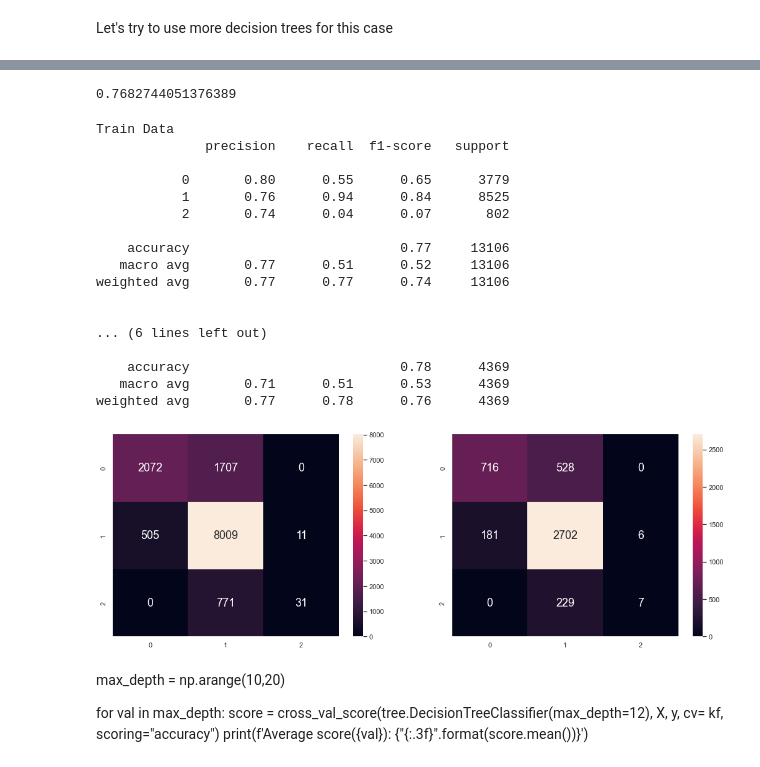
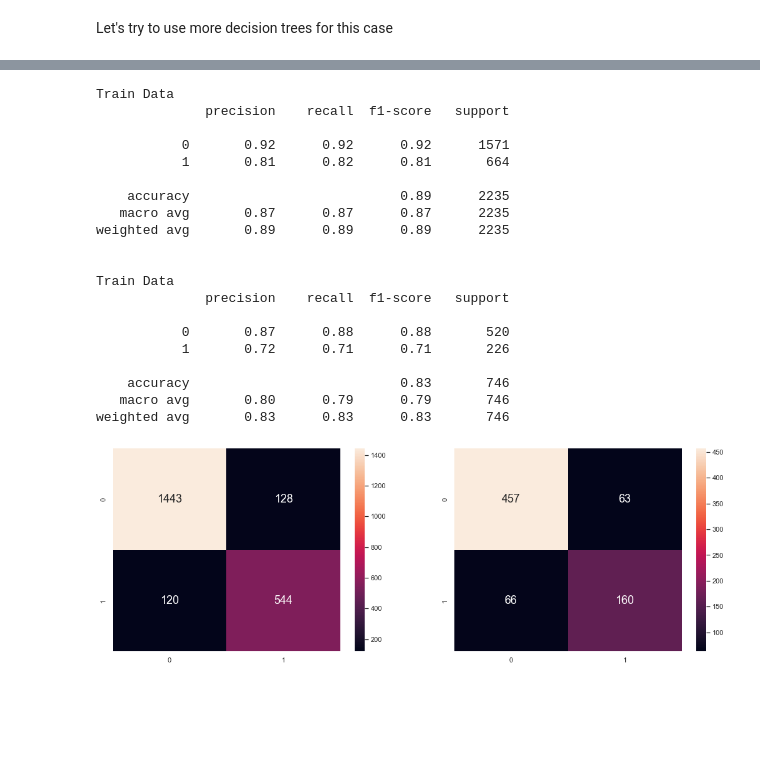
Before and after one commit to limivann/app-performance-predictor, a Jupyter notebook: machine_learning.ipynb, the cells around one changed output, grey strips where cells are left out. Cells and saved outputs as stored; diff of their text form; code cells hidden in the pictures; blank space fills up the shorter version.

Commit message:
completed grid search with optional parameters

```diff
--- a/machine_learning.ipynb
+++ b/machine_learning.ipynb
@@ -209,9 +220,0 @@ weighted avg       0.64      0.65      0.63      5243
-# %%
-svc = SVC()
-svc.fit(X_train, y_train)
-
-# Predict test data using the model created
-y_train_pred = svc.predict(X_train)
-y_test_pred = svc.predict(X_test)
-
-evaluate_model(y_train, y_train_pred, y_test, y_test_pred)
@@ -247,10 +220,0 @@ from sklearn.tree import DecisionTreeClassifier
-# %%
-# Logistic Regression
-random_forest = RandomForestClassifier(n_estimators=100, max_depth=4)
-random_forest.fit(X_train, y_train)
-
-# Predict test data using the model created
-y_train_pred = random_forest.predict(X_train)
-y_test_pred = random_forest.predict(X_test)
-
-evaluate_model(y_train, y_train_pred, y_test, y_test_pred)
@@ -296,9 +241,9 @@ random_forest.get_params()
  'warm_start': False}
 # %%
 param_grid = {
-    'n_estimators': np.arange(200, 1000, 100),
+    'n_estimators': np.arange(200, 1100, 100),
     'max_features': ['auto', 'sqrt'],
-    'max_depth' : np.arange(8, 11),
+    'max_depth' : np.arange(4, 13),
 }
 CV_rfc = GridSearchCV(estimator=RandomForestClassifier(), param_grid=param_grid, cv= 5, verbose=5)
 CV_rfc.fit(X_train, y_train)
@@ -331,4 +276,0 @@ RandomForestClassifier(max_depth=6, max_features='log2', n_estimators=500)
-# %%
-param_grid = {'C':[1,10,100,1000],'gamma':[1,0.1,0.001,0.0001], 'kernel':['linear','rbf']}
-grid = GridSearchCV(SVC(),param_grid,refit = True, verbose=10)
-grid.fit(X_train,y_train)
@@ -358,34 +277,27 @@ GridSearchCV(estimator=SVC(),
-# %%
-grid.best_score_
-# %% [output]
-0.7682744051376389
 # %%
-y_test_pred = grid.predict(X_test)
-y_train_pred = grid.predict(X_train)
+y_test_pred = CV_rfc.predict(X_test)
+y_train_pred = CV_rfc.predict(X_train)
 
 evaluate_model(y_train, y_train_pred, y_test, y_test_pred)
 # %% [output]
 Train Data
               precision    recall  f1-score   support
 
-           0       0.80      0.55      0.65      3779
-           1       0.76      0.94      0.84      8525
-           2       0.74      0.04      0.07       802
+           0       0.92      0.92      0.92      1571
+           1       0.81      0.82      0.81       664
 
-    accuracy                           0.77     13106
-   macro avg       0.77      0.51      0.52     13106
-weighted avg       0.77      0.77      0.74     13106
+    accuracy                           0.89      2235
+   macro avg       0.87      0.87      0.87      2235
+weighted avg       0.89      0.89      0.89      2235
 
 
-... (6 lines left out)
+Train Data
+              precision    recall  f1-score   support
 
-    accuracy                           0.78      4369
-   macro avg       0.71      0.51      0.53      4369
-weighted avg       0.77      0.78      0.76      4369
+           0       0.87      0.88      0.88       520
+           1       0.72      0.71      0.71       226
+
+    accuracy                           0.83       746
+   macro avg       0.80      0.79      0.79       746
+weighted avg       0.83      0.83      0.83       746
-[figure, old version]
+[figure, new version]
-# %% [markdown]
-max_depth = np.arange(10,20)
-
-for val in max_depth:
-    score = cross_val_score(tree.DecisionTreeClassifier(max_depth=12), X, y, cv= kf, scoring="accuracy")
-    print(f'Average score({val}): {"{:.3f}".format(score.mean())}')
```
Also changed, not shown: parts of 29 cells of this notebook, 5 other files.
